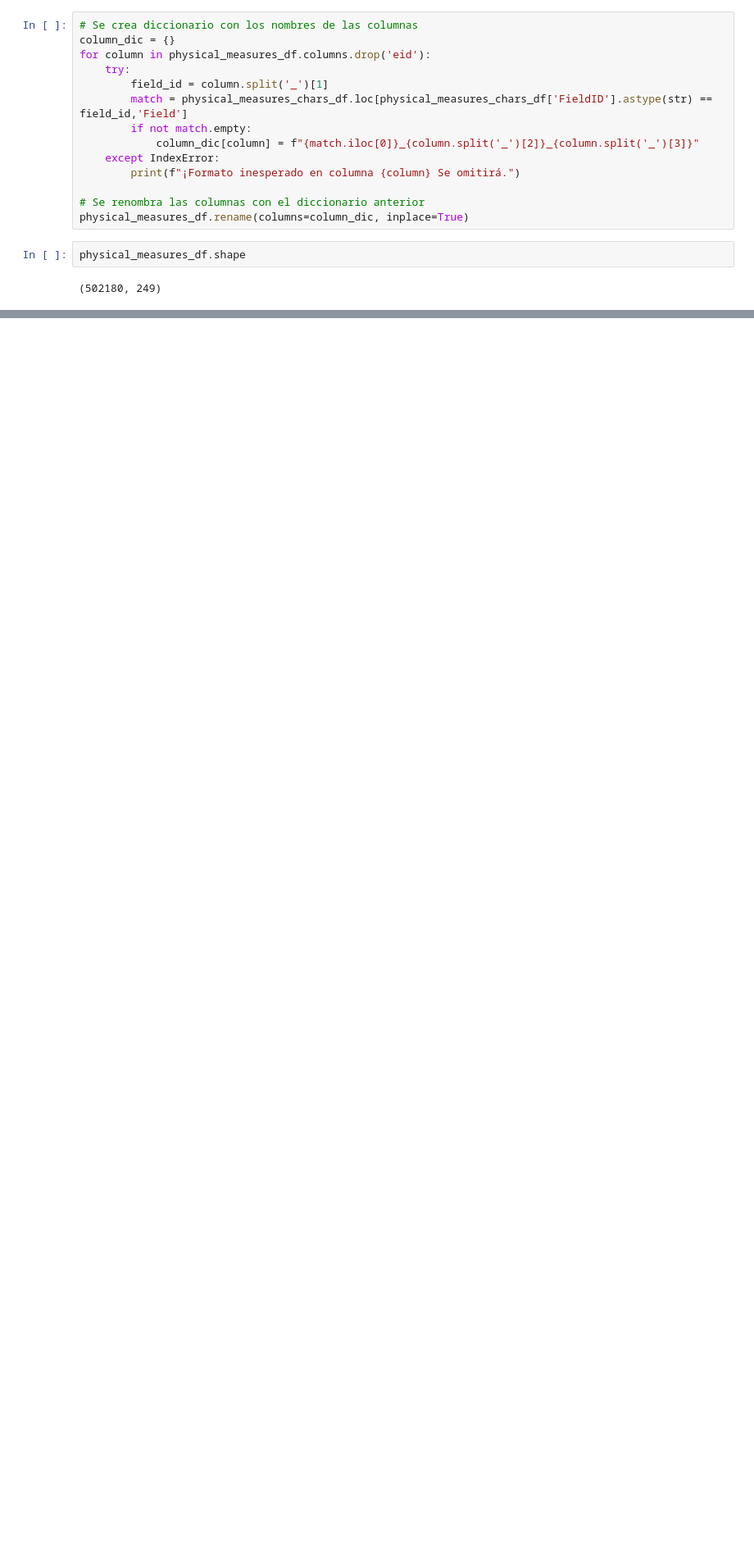
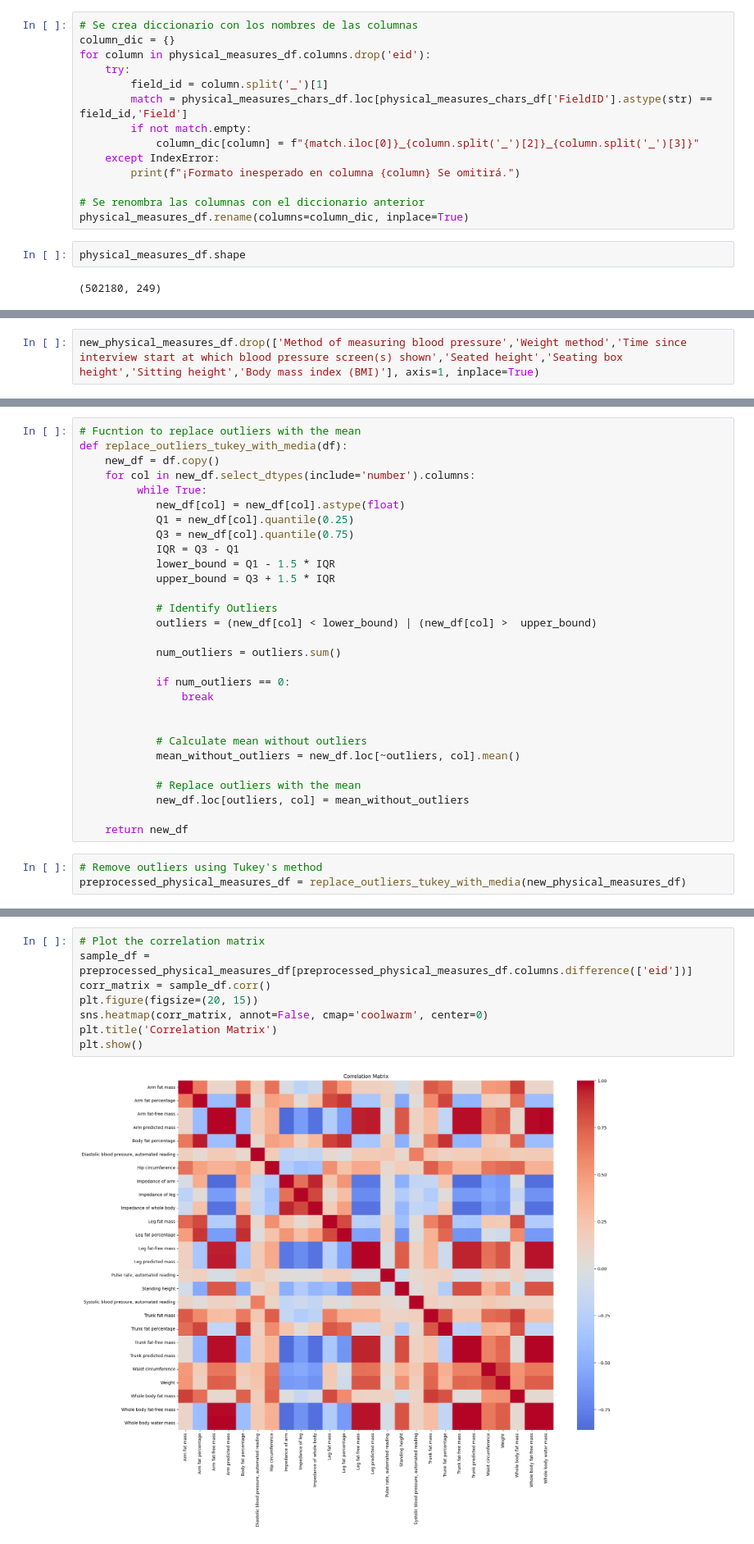
Before and after one commit to fsalamancar/Horizontal_UKB, a Jupyter notebook: physical_measures/physical_measures.ipynb, the cells around one changed output, grey strips where cells are left out. Shown at 82% size. Cells and saved outputs as stored; diff of their text form; blank space fills up the shorter version.

```diff
--- a/physical_measures/physical_measures.ipynb
+++ b/physical_measures/physical_measures.ipynb
@@ -516,0 +160,2 @@ plt.show()
+# %%
+new_physical_measures_df.drop(['Method of measuring blood pressure','Weight method','Time since interview start at which blood pressure screen(s) shown','Seated height','Seating box height','Sitting height','Body mass index (BMI)'], axis=1, inplace=True)
@@ -516,0 +367,32 @@ plt.show()
+# %%
+# Fucntion to replace outliers with the mean
+def replace_outliers_tukey_with_media(df):
+    new_df = df.copy()
+    for col in new_df.select_dtypes(include='number').columns:
+         while True:
+            new_df[col] = new_df[col].astype(float)
+            Q1 = new_df[col].quantile(0.25)
+            Q3 = new_df[col].quantile(0.75)
+            IQR = Q3 - Q1
+            lower_bound = Q1 - 1.5 * IQR
+            upper_bound = Q3 + 1.5 * IQR
+
+            # Identify Outliers
+            outliers = (new_df[col] < lower_bound) | (new_df[col] >  upper_bound)
+
+            num_outliers = outliers.sum()
+
+            if num_outliers == 0:
+                break
+
+
+            # Calculate mean without outliers
+            mean_without_outliers = new_df.loc[~outliers, col].mean()
+
+            # Replace outliers with the mean
+            new_df.loc[outliers, col] = mean_without_outliers
+
+    return new_df
+# %%
+# Remove outliers using Tukey's method
+preprocessed_physical_measures_df = replace_outliers_tukey_with_media(new_physical_measures_df)
@@ -516,0 +511,10 @@ plt.show()
+# %%
+# Plot the correlation matrix
+sample_df = preprocessed_physical_measures_df[preprocessed_physical_measures_df.columns.difference(['eid'])]
+corr_matrix = sample_df.corr()
+plt.figure(figsize=(20, 15))
+sns.heatmap(corr_matrix, annot=False, cmap='coolwarm', center=0)
+plt.title('Correlation Matrix')
+plt.show()
+# %% [output]
+[figure, added]
```
Also changed, not shown: parts of 99 cells of this notebook.
